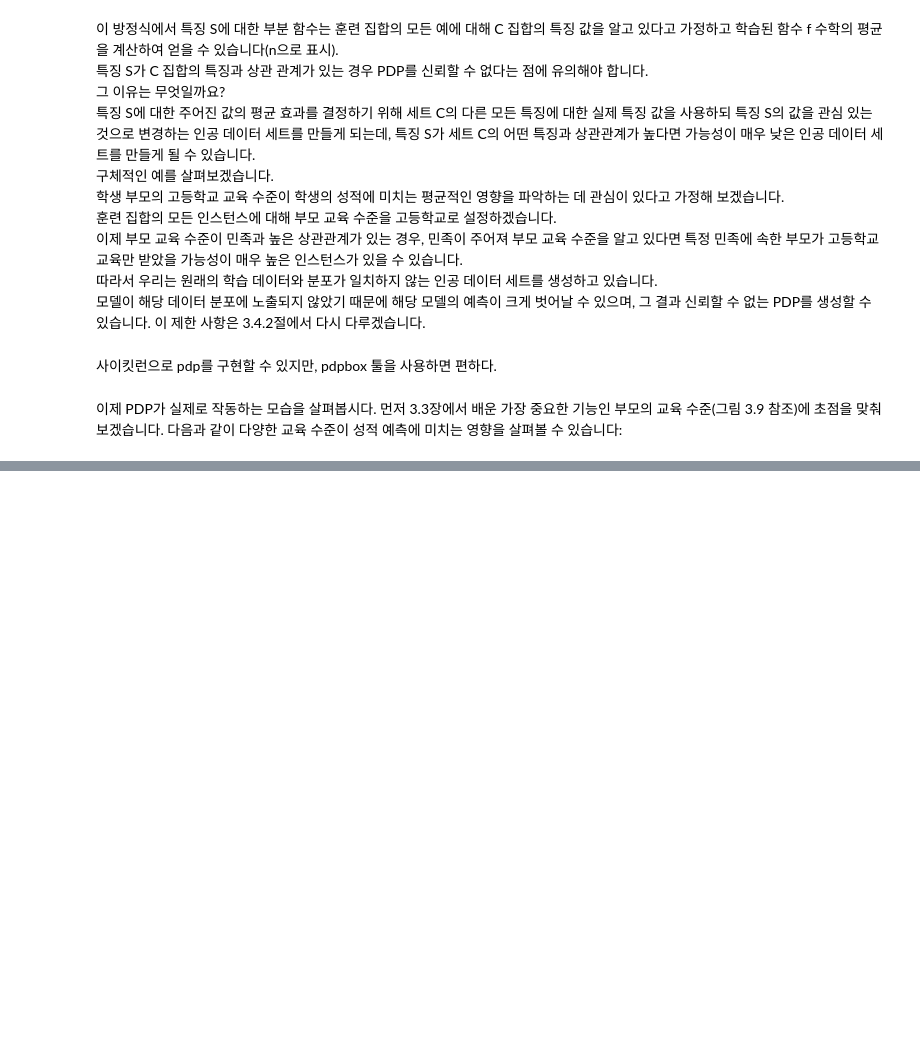
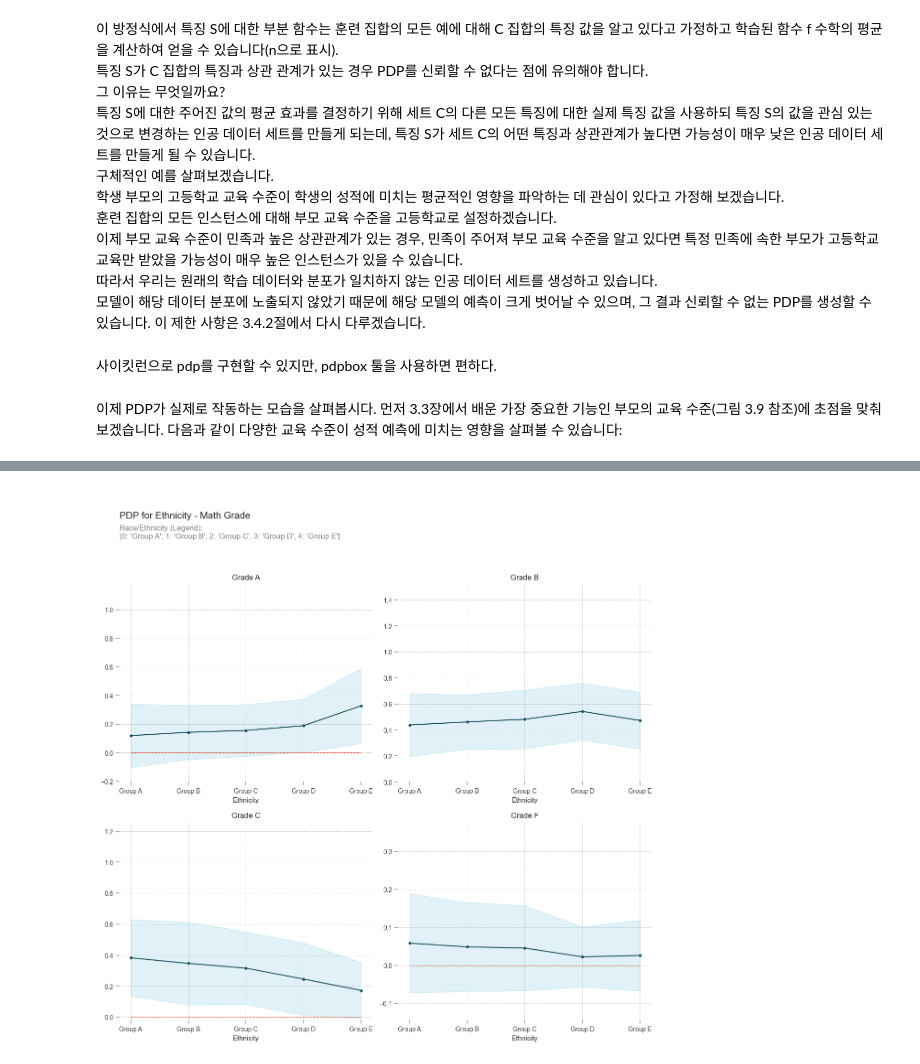
Before and after one commit to sguys99/self-study, a Jupyter notebook: xai/xai_book/ch03/ch03.ipynb, the cells around one changed output, grey strips where cells are left out. Saved outputs shown, nothing was run; the diff lists cells and outputs as text; code cells hidden in the pictures; blank space fills up the shorter version.

Commit message:
[xai] xai_book 03.model-ago(complete)

```diff
--- a/xai/xai_book/ch03/ch03.ipynb
+++ b/xai/xai_book/ch03/ch03.ipynb
@@ -805,45 +805,45 @@ race_title = str(dict(zip(race_codes, race_codes_decoded)))
 # %%
 parent_title = '{0: \'High School\', 1: \'Some High School\', 2: \'Some College\', 3: "Associate\'s Degree", 4: "Bachelor\'s Degree", 5: "Master\'s Degree"}'
 # %%
-# pdp_race = pdp.PDPIsolate(model=math_model,
-#                           df=df,
-#                           model_features=feature_cols,
-#                           feature='race_le',
-#                           feature_name='race_le')
-# ethnicity_xtick_labels = ['Group A', 'Group B', 'Group C',
-#                           'Group D', 'Group E']
-# plot_params = {
-#     # plot title and subtitle
-#     'title': 'PDP for Ethnicity - Math Grade',
-#     'subtitle': 'Race/Ethnicity (Legend): \n%s' % (race_title),
-#     'title_fontsize': 15,
-#     'subtitle_fontsize': 12,
-#     # color for contour line
-#     'contour_color':  'white',
-#     'font_family': 'Arial',
-#     # matplotlib color map for interact plot
-#     'cmap': 'viridis',
-#     # fill alpha for interact plot
-#     'inter_fill_alpha': 0.8,
-#     # fontsize for interact plot text
-#     'inter_fontsize': 9,
-# }
-# fig, axes = pdp.pdp_plot(pdp_isolate_out=pdp_race, feature_name='Race/Ethnicity',
-#                          center=False, x_quantile=False, ncols=2, plot_lines=False, frac_to_plot=100,
-#                          plot_params=plot_params)
-# axes['pdp_ax'][0].set_xlabel('Ethnicity')
-# axes['pdp_ax'][1].set_xlabel('Ethnicity')
-# axes['pdp_ax'][2].set_xlabel('Ethnicity')
-# axes['pdp_ax'][3].set_xlabel('Ethnicity')
-# axes['pdp_ax'][0].set_title('Grade A')
-# axes['pdp_ax'][1].set_title('Grade B')
-# axes['pdp_ax'][2].set_title('Grade C')
-# axes['pdp_ax'][3].set_title('Grade F')
-# axes['pdp_ax'][0].set_xticks(race_codes)
-# axes['pdp_ax'][1].set_xticks(race_codes)
-# axes['pdp_ax'][2].set_xticks(race_codes)
-# axes['pdp_ax'][3].set_xticks(race_codes)
-# axes['pdp_ax'][0].set_xticklabels(ethnicity_xtick_labels)
-# axes['pdp_ax'][1].set_xticklabels(ethnicity_xtick_labels)
-# axes['pdp_ax'][2].set_xticklabels(ethnicity_xtick_labels)
-# axes['pdp_ax'][3].set_xticklabels(ethnicity_xtick_labels)
+pdp_race = pdp.pdp_isolate(model=math_model,
+                          dataset=df,
+                          model_features=feature_cols,
+                          feature='race_le')
+ethnicity_xtick_labels = ['Group A', 'Group B', 'Group C',
+                          'Group D', 'Group E']
+plot_params = {
+    # plot title and subtitle
+    'title': 'PDP for Ethnicity - Math Grade',
+    'subtitle': 'Race/Ethnicity (Legend): \n%s' % (race_title),
+    'title_fontsize': 15,
+    'subtitle_fontsize': 12,
+    # color for contour line
+    'contour_color':  'white',
+    'font_family': 'Arial',
+    # matplotlib color map for interact plot
+    'cmap': 'viridis',
+    # fill alpha for interact plot
+    'inter_fill_alpha': 0.8,
+    # fontsize for interact plot text
+    'inter_fontsize': 9,
+}
+fig, axes = pdp.pdp_plot(pdp_isolate_out=pdp_race, feature_name='Race/Ethnicity',
+                         center=False, x_quantile=False, ncols=2, plot_lines=False, frac_to_plot=100,
+                         plot_params=plot_params)
+axes['pdp_ax'][0].set_xlabel('Ethnicity')
+axes['pdp_ax'][1].set_xlabel('Ethnicity')
+axes['pdp_ax'][2].set_xlabel('Ethnicity')
+axes['pdp_ax'][3].set_xlabel('Ethnicity')
+axes['pdp_ax'][0].set_title('Grade A')
+axes['pdp_ax'][1].set_title('Grade B')
+axes['pdp_ax'][2].set_title('Grade C')
+axes['pdp_ax'][3].set_title('Grade F')
+axes['pdp_ax'][0].set_xticks(race_codes)
+axes['pdp_ax'][1].set_xticks(race_codes)
+axes['pdp_ax'][2].set_xticks(race_codes)
+axes['pdp_ax'][3].set_xticks(race_codes)
+axes['pdp_ax'][0].set_xticklabels(ethnicity_xtick_labels)
+axes['pdp_ax'][1].set_xticklabels(ethnicity_xtick_labels)
+axes['pdp_ax'][2].set_xticklabels(ethnicity_xtick_labels)
+axes['pdp_ax'][3].set_xticklabels(ethnicity_xtick_labels)
+# %% [output]
@@ -849,0 +855 @@ parent_title = '{0: \'High School\', 1: \'Some High School\', 2: \'Some College\
+[figure, added]
```
Also changed, not shown: parts of 35 cells of this notebook, 11 other files.
